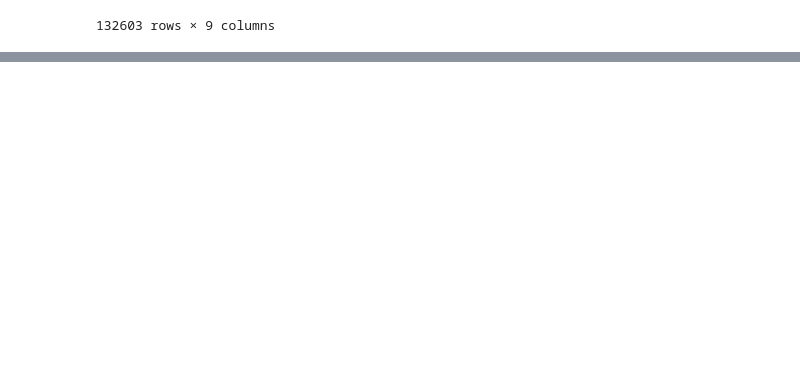
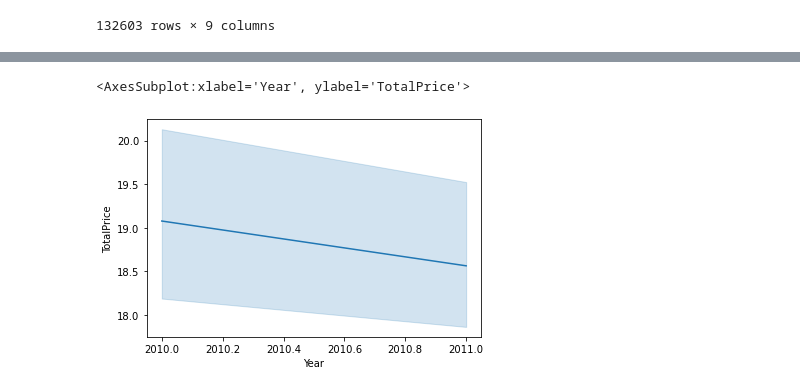
Before and after one commit to mwirigikainyu/Retail-Store-Orders-EDA, a Jupyter notebook: Online_Retail_EDA.ipynb, the cells around one changed output, grey strips where cells are left out. Saved outputs shown, nothing was run; the diff lists cells and outputs as text; code cells hidden in the pictures; blank space fills up the shorter version.

```diff
--- a/Online_Retail_EDA.ipynb
+++ b/Online_Retail_EDA.ipynb
@@ -259,0 +275,3 @@ orders.head()
+# %%
+# Subset dataframe of purchased orders
+purchased = orders[orders['OrderStatus'] == 'Purchased']
@@ -259,0 +329,3 @@ orders.head()
+# %%
+uk = purchased[purchased['Country'] == 'United Kingdom']
+uk.sort_values(by='InvoiceDate')
@@ -259,0 +346,2 @@ orders.head()
+# %%
+uk.set_index(uk.InvoiceDate)
@@ -259,0 +363,5 @@ orders.head()
+# %%
+sns.lineplot(x='Year', y='TotalPrice',data = uk)
+# %% [output]
+<AxesSubplot:xlabel='Year', ylabel='TotalPrice'>
+[figure, added]
```
Also changed, not shown: parts of 19 cells of this notebook.
